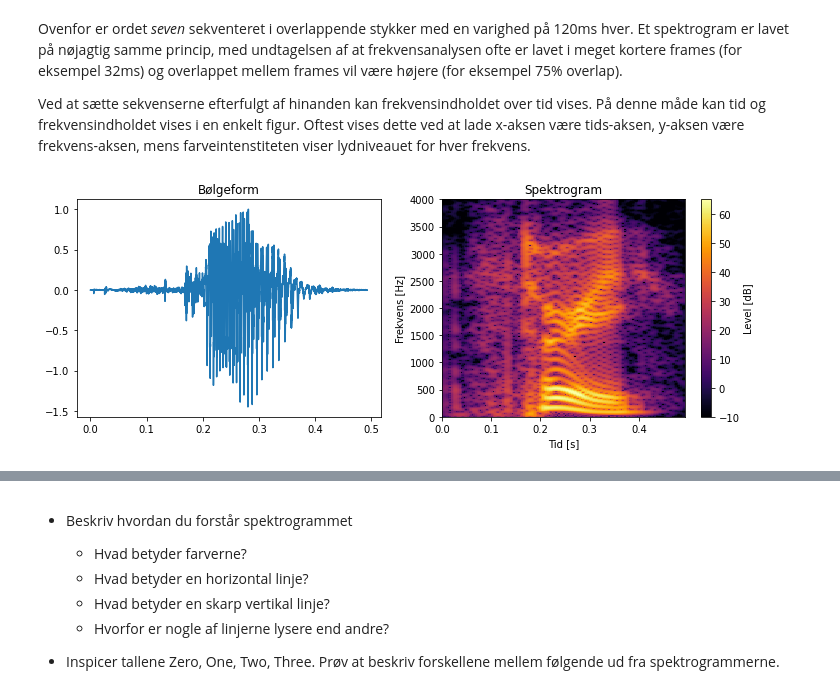
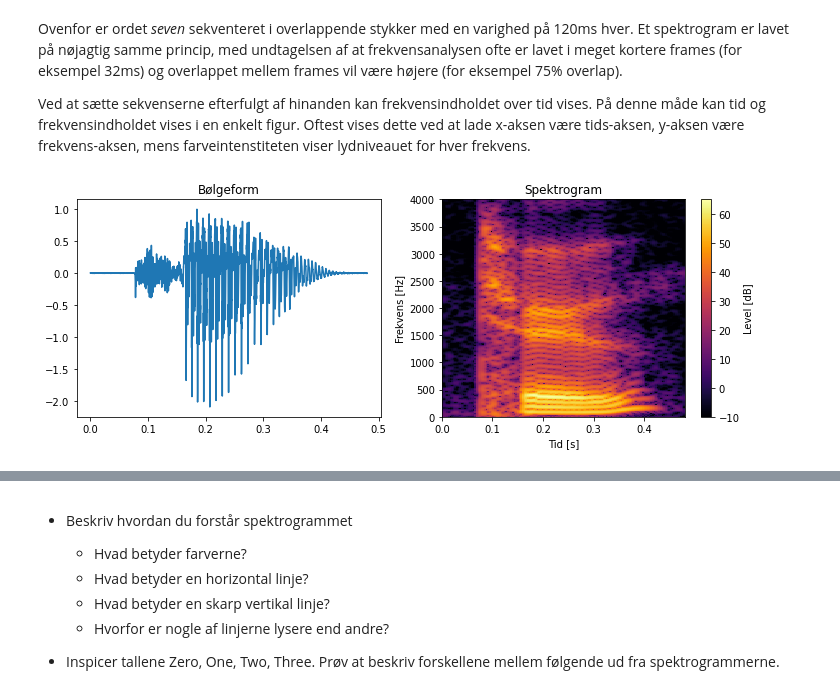
Before and after one commit to niels-overby/SRP-noisereduction, a Jupyter notebook: SRP_STFT.ipynb, the cells around one changed output, grey strips where cells are left out. Drawn from its saved outputs; the diff is of its cells as text; code cells hidden in the pictures.

```diff
--- a/SRP_STFT.ipynb
+++ b/SRP_STFT.ipynb
@@ -193,38 +211,38 @@ Ovenfor er ordet *seven* sekventeret i overlappende stykker med en varighed på
 
 Ved at sætte sekvenserne efterfulgt af hinanden kan frekvensindholdet over tid vises. På denne måde kan tid og frekvensindholdet vises i en enkelt figur. Oftest vises dette ved at lade x-aksen være tids-aksen, y-aksen være frekvens-aksen, mens farveintenstiteten viser lydniveauet for hver frekvens.
 # %%
-#@title Tal fra 0 til 9 {run: "auto"}
+#@title Tal fra 0 til 3 {run: "auto"}
 
-digit = "3" #@param ["0","1","2","3"]
+digit = "2" #@param ["0","1","2","3"]
 audioFiles = list(np.sort([f for f in os.listdir(audioDir) if 'lucas' in f]))
 digitFile = audioDir+audioFiles[int(digit)]
 
 x,fs = utils.getAudio(digitFile)
 x = processing.normalize().transform(x)
 
 t = np.arange(len(x.T))/fs
 
 stft = spectrum.STFT(fs=fs,nperseg=256,nfft=4,noverlapratio=0.9)
 X = stft.transform(x)
 
 plt.figure(figsize=(12,4))
 plt.subplot(121)
 plt.plot(t,x.T/x.max())
 plt.title("Bølgeform")
 
 plt.subplot(122)
 plt.pcolormesh(stft.t,stft.f,20*np.log10(np.abs(X[0])),vmin=-10,vmax=65,cmap='inferno')
 plt.ylim([0,4e3])
 plt.title("Spektrogram")
 plt.ylabel("Frekvens [Hz]")
 plt.xlabel("Tid [s]")
 cbar = plt.colorbar()
 cbar.set_label("Level [dB]")
 plt.show()
 
 display(utils.play(x,fs))
 # %% [output]
-[figure, old version]
+[figure, new version]
 [interactive output not drawn]
 # %% [markdown]
 * Beskriv hvordan du forstår spektrogrammet
```
Also changed, not shown: parts of 6 cells of this notebook.
